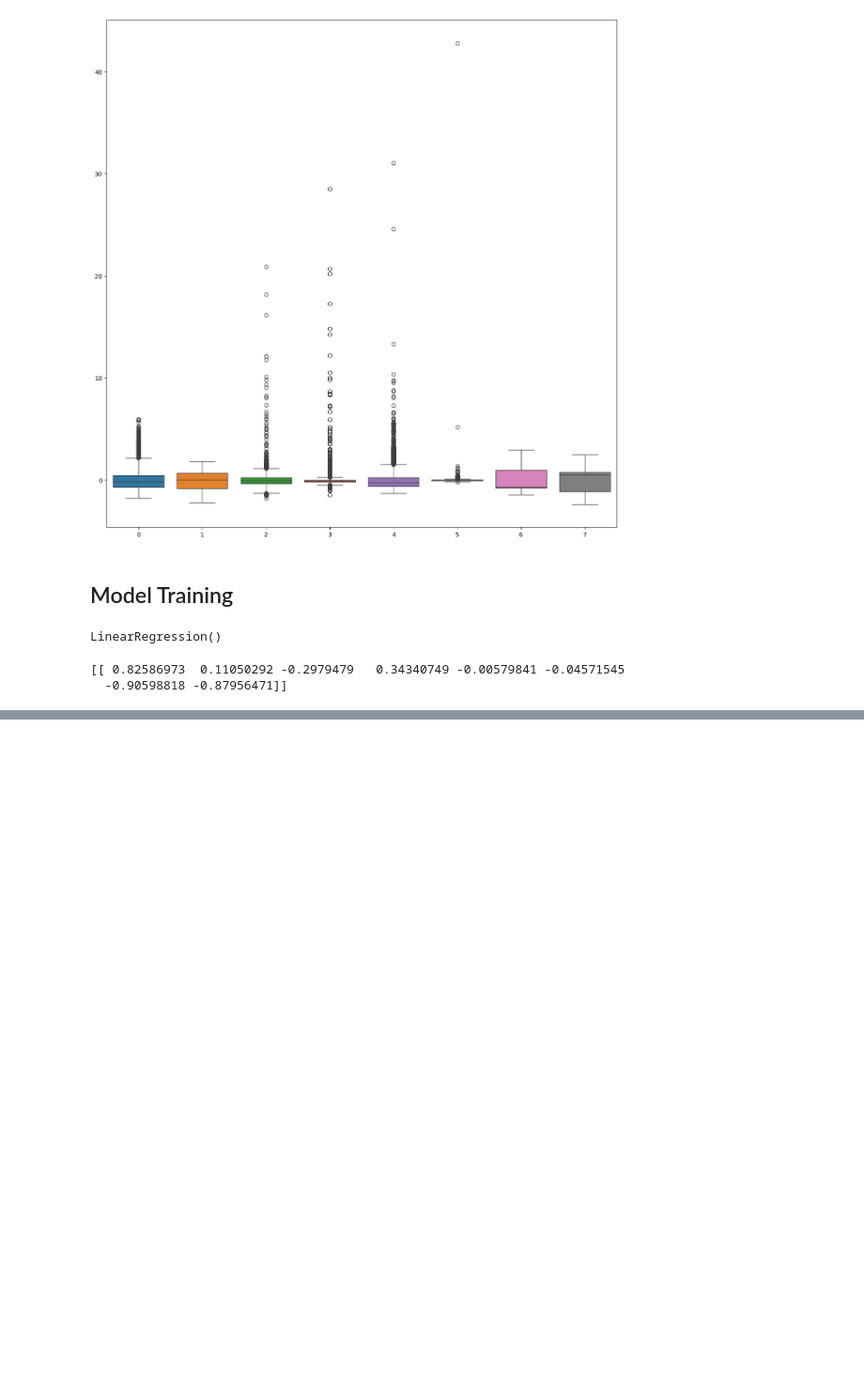
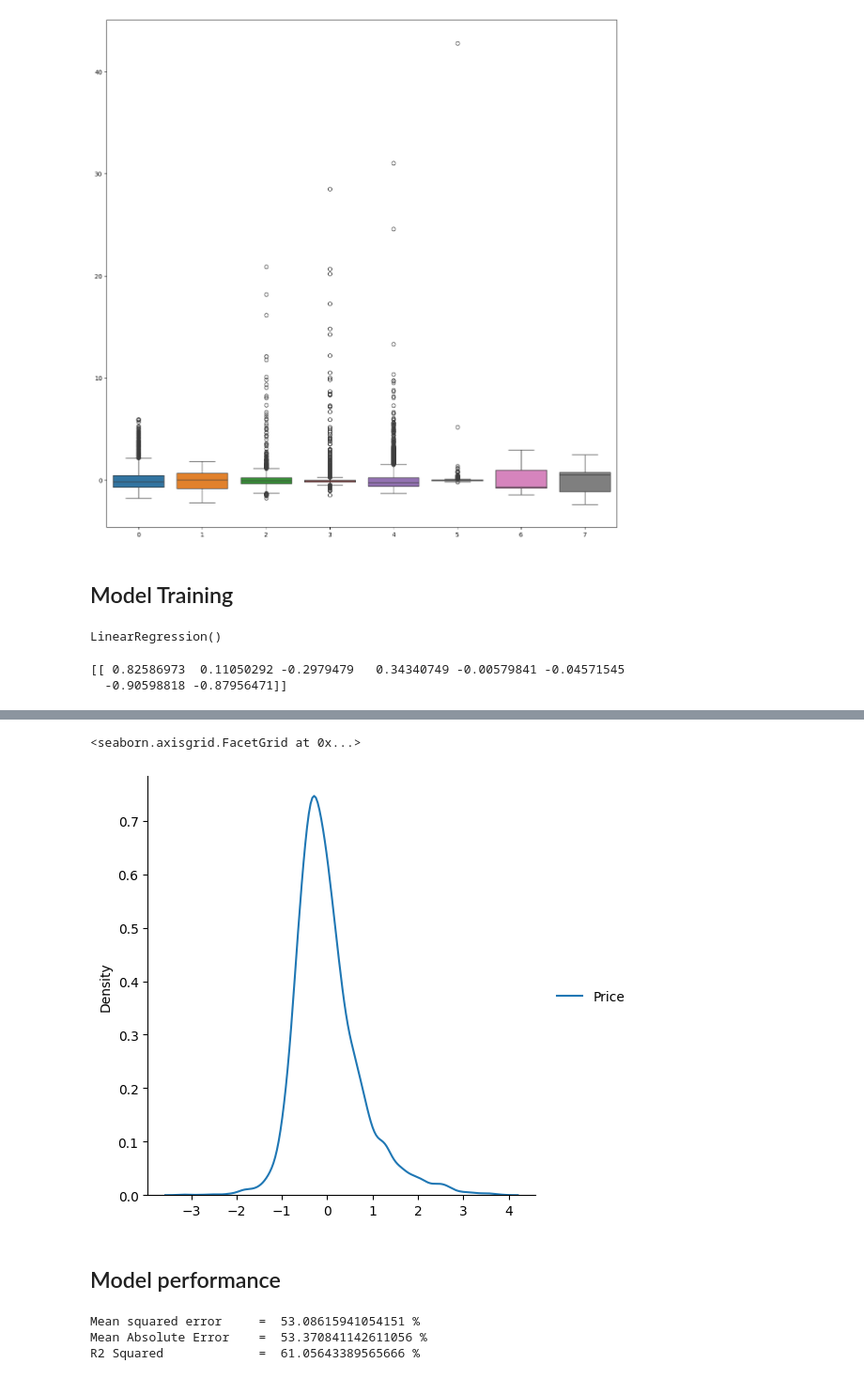
Before and after one commit to Priyabrata111/Predicting_House_Price, a Jupyter notebook: Predict House Prices.ipynb, the cells around one changed output, grey strips where cells are left out. Shown at 94% size. Saved outputs shown, nothing was run; the diff lists cells and outputs as text; code cells hidden in the pictures; blank space fills up the shorter version.

```diff
--- a/Predict House Prices.ipynb
+++ b/Predict House Prices.ipynb
@@ -251,0 +256,3 @@ print(model.
+# %%
+y_pred = model.predict(X_test_norm)
+y_pred
@@ -251,0 +267,4 @@ print(model.
+# %%
+## calculate error or residuals
+residuals = y_test-y_pred
+residuals
@@ -251,0 +285,16 @@ print(model.
+# %%
+sns.displot(residuals,kind = 'kde')
+# %% [output]
+<seaborn.axisgrid.FacetGrid at 0x...>
+[figure, added]
+# %% [markdown]
+## Model performance
+# %%
+from sklearn.metrics import mean_squared_error, mean_absolute_error, r2_score
+print("Mean squared error     = ",mean_squared_error(y_test,y_pred)*100,"%")
+print("Mean Absolute Error    = ",mean_absolute_error(y_test,y_pred)*100,"%")
+print("R2 Squared             = ",r2_score(y_test,y_pred)*100,"%")
+# %% [output]
+Mean squared error     =  53.08615941054151 %
+Mean Absolute Error    =  53.370841142611056 %
+R2 Squared             =  61.05643389565666 %
```
Also changed, not shown: parts of 4 cells of this notebook.
